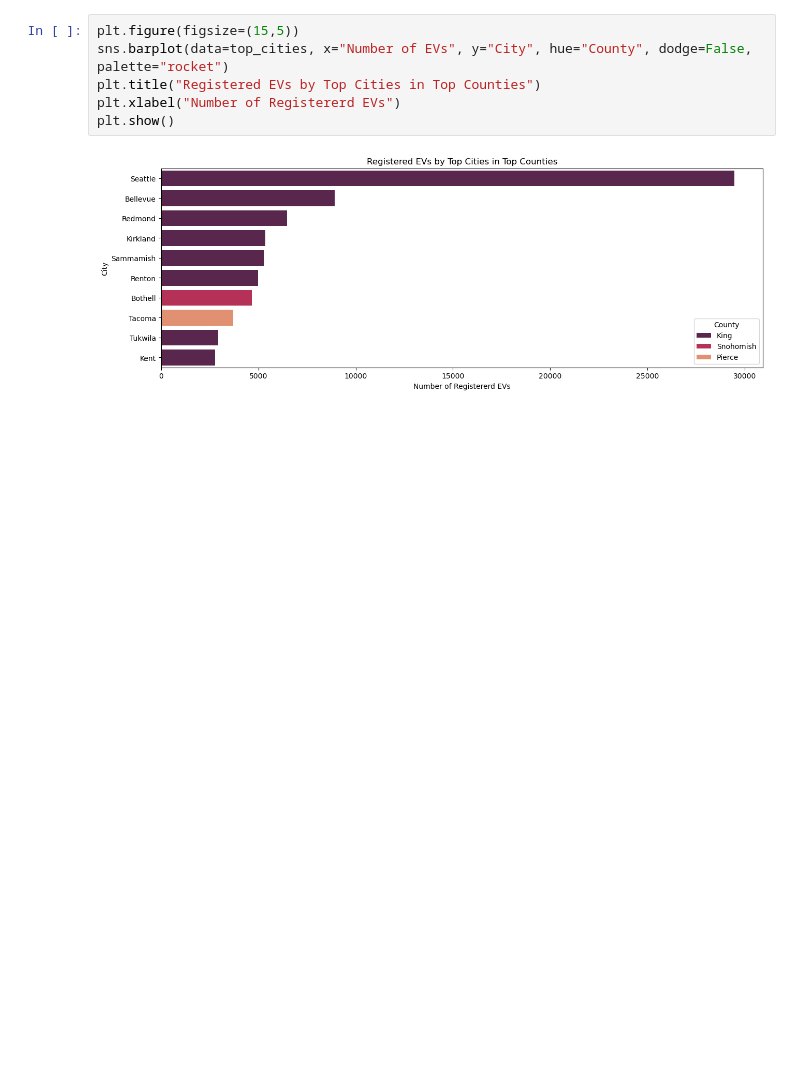
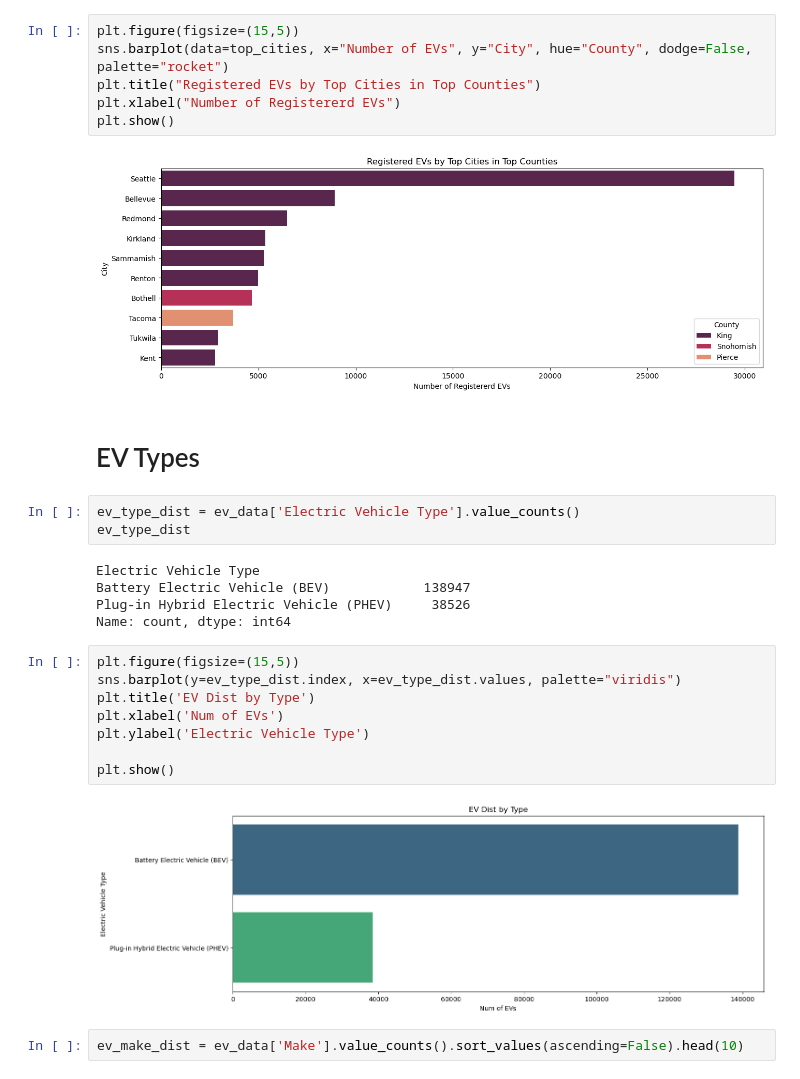
Before and after one commit to divya-manirajan/ExampleDataAnalysis, a Jupyter notebook: Main.ipynb, the cells around one changed output. Drawn from its saved outputs; the diff is of its cells as text; blank space fills up the shorter version.

```diff
--- a/Main.ipynb
+++ b/Main.ipynb
@@ -132,3 +132,25 @@ plt.xlabel("Number of Registererd EVs")
 plt.show()
 # %% [output]
 [figure]
+# %% [markdown]
+# EV Types
+# %%
+ev_type_dist = ev_data['Electric Vehicle Type'].value_counts()
+ev_type_dist
+# %% [output]
+Electric Vehicle Type
+Battery Electric Vehicle (BEV)            138947
+Plug-in Hybrid Electric Vehicle (PHEV)     38526
+Name: count, dtype: int64
+# %%
+plt.figure(figsize=(15,5))
+sns.barplot(y=ev_type_dist.index, x=ev_type_dist.values, palette="viridis")
+plt.title('EV Dist by Type')
+plt.xlabel('Num of EVs')
+plt.ylabel('Electric Vehicle Type')
+
+plt.show()
+# %% [output]
+[figure, added]
+# %%
+ev_make_dist = ev_data['Make'].value_counts().sort_values(ascending=False).head(10)
```
Also changed, not shown: parts of 3 cells of this notebook, 1 other file.
